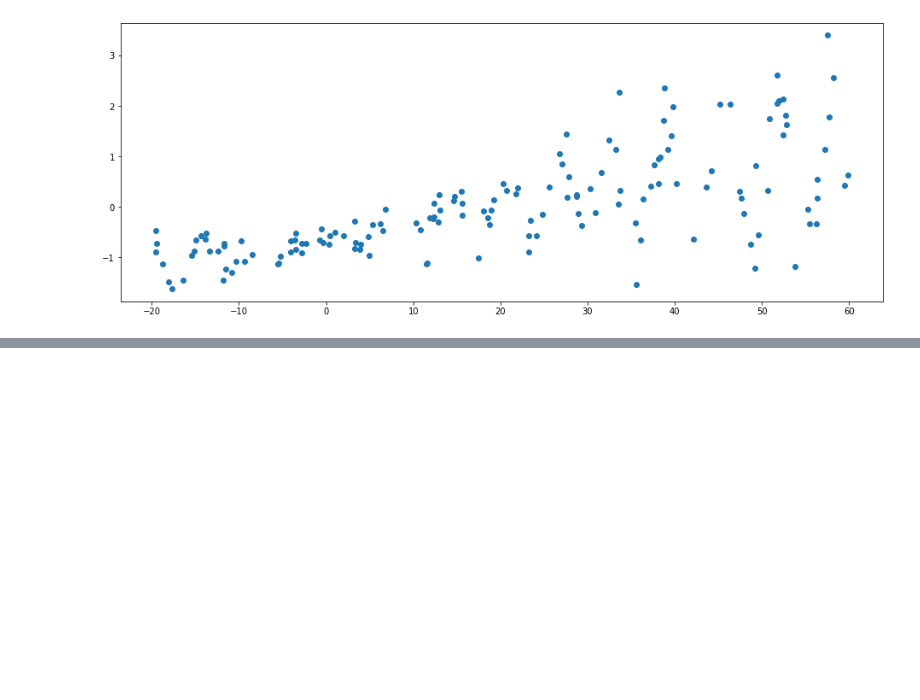
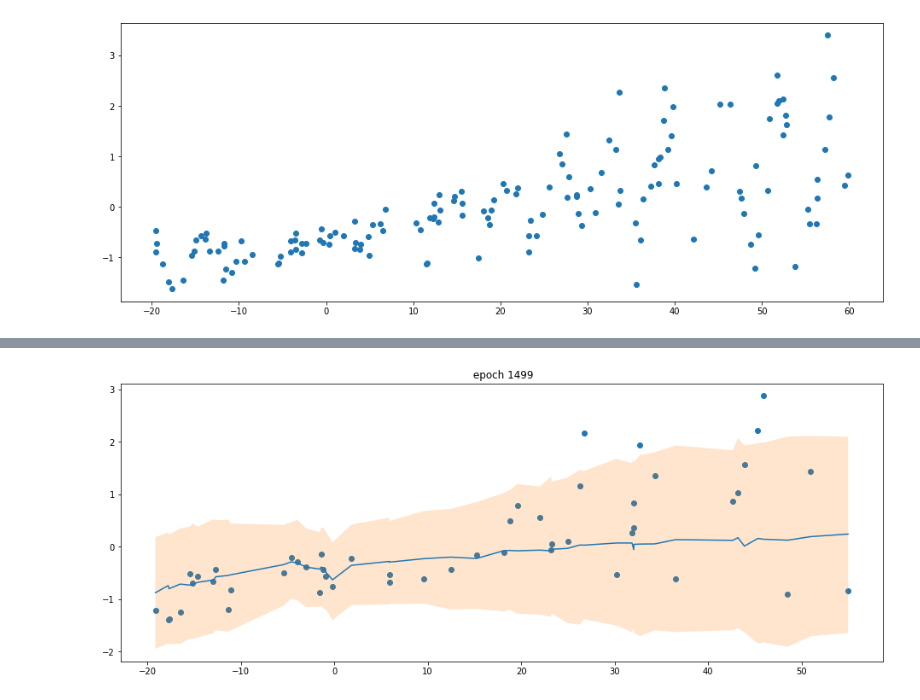
Before and after one commit to EastbayML/VariationalInference, a Jupyter notebook: VariationalInference.ipynb, the cells around one changed output, grey strips where cells are left out. Drawn from its saved outputs; the diff is of its cells as text; code cells hidden in the pictures; blank space fills up the shorter version.

```diff
--- a/VariationalInference.ipynb
+++ b/VariationalInference.ipynb
@@ -149,0 +128,7 @@ for dataset in range(ndatasets):
+# %%
+# now try a smaller dataset
+m = VI()
+y,x = load_dataset(n=50,n_tst=50)
+train(m,x,y)
+# %% [output]
+[figure, added]
```
Also changed, not shown: parts of 10 cells of this notebook.
